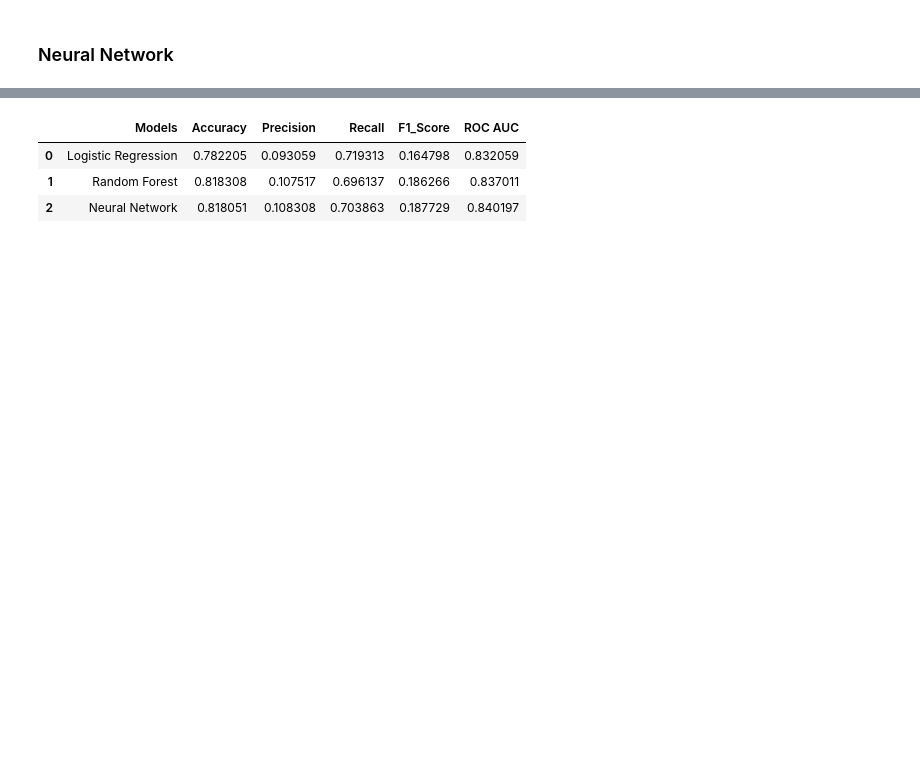
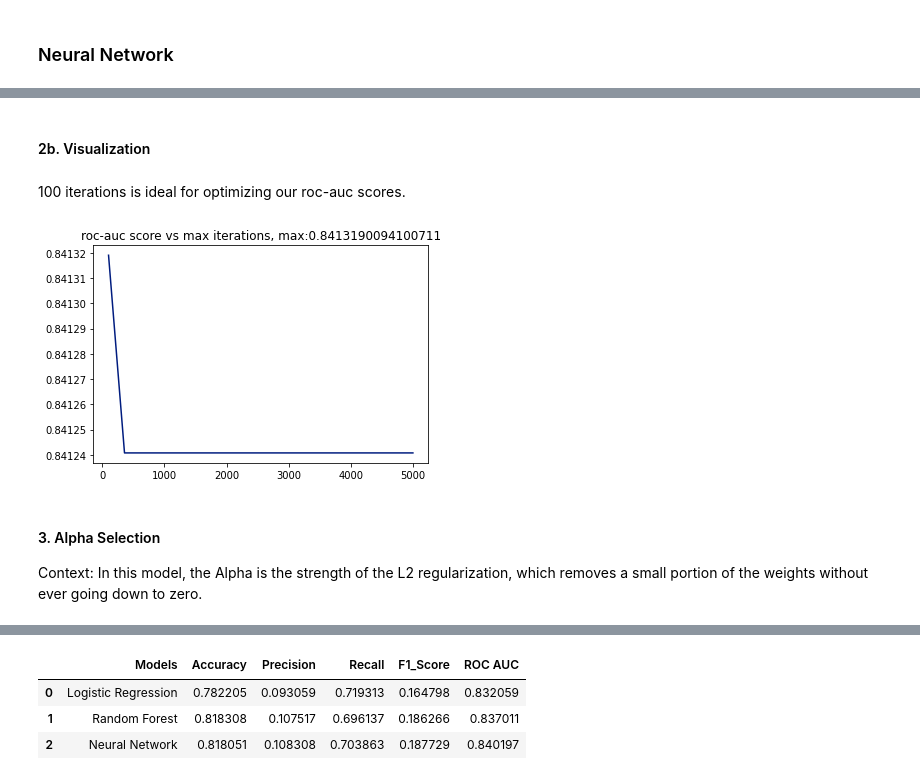
Before and after one commit to kayfilipp/HigherME, a Jupyter notebook: census_data/Modeling.ipynb, the cells around one changed output, grey strips where cells are left out. Drawn from its saved outputs; the diff is of its cells as text; code cells hidden in the pictures; blank space fills up the shorter version.

```diff
--- a/census_data/Modeling.ipynb
+++ b/census_data/Modeling.ipynb
@@ -561,0 +575,31 @@ ROC AUC: 0.840197
+# %%
+its =  [int(x) for x in np.linspace(100, 5000, num = 20)]
+roc_scores = []
+
+for it in its:
+    neuralNet = MLPClassifier(
+        hidden_layer_sizes=(4)
+        , activation='logistic'
+        , solver='lbfgs'
+        , max_iter=it,
+        random_state=1
+    )
+    neuralNet.fit(train_X_res, train_y_res)
+    #confusionMatrices(neuralNet, 'Neural Network')
+    neuralNet_pred = neuralNet.predict(test_X)
+    this_roc = evalMetrics(neuralNet,neuralNet_pred,verbose=False)['roc_auc']
+    roc_scores.append(this_roc)
+# %% [markdown]
+#### 2b. Visualization
+# %% [markdown]
+100 iterations is ideal for optimizing our roc-auc scores.
+# %%
+# plot
+plt.plot(its,roc_scores)
+plt.title(f'roc-auc score vs max iterations, max:{max(roc_scores)}')
+plt.show()
+# %% [output]
+[figure, added]
+# %% [markdown]
+#### 3. Alpha Selection
+Context: In this model, the Alpha is the strength of the L2 regularization, which removes a small portion of the weights without ever going down to zero.
```
Also changed, not shown: parts of 73 cells of this notebook.
